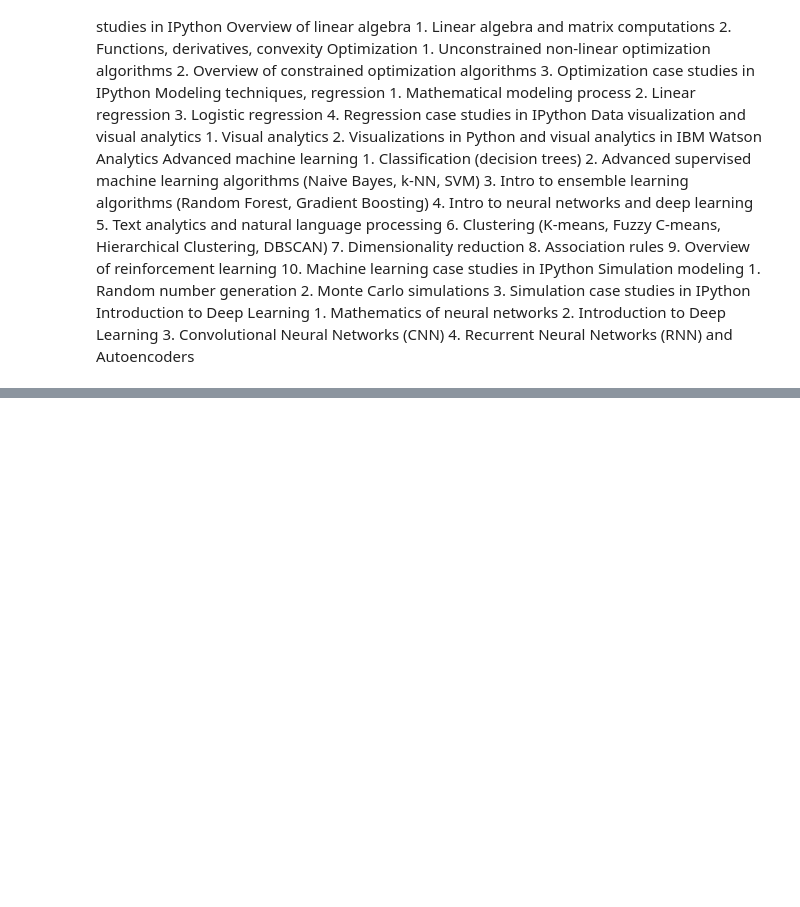
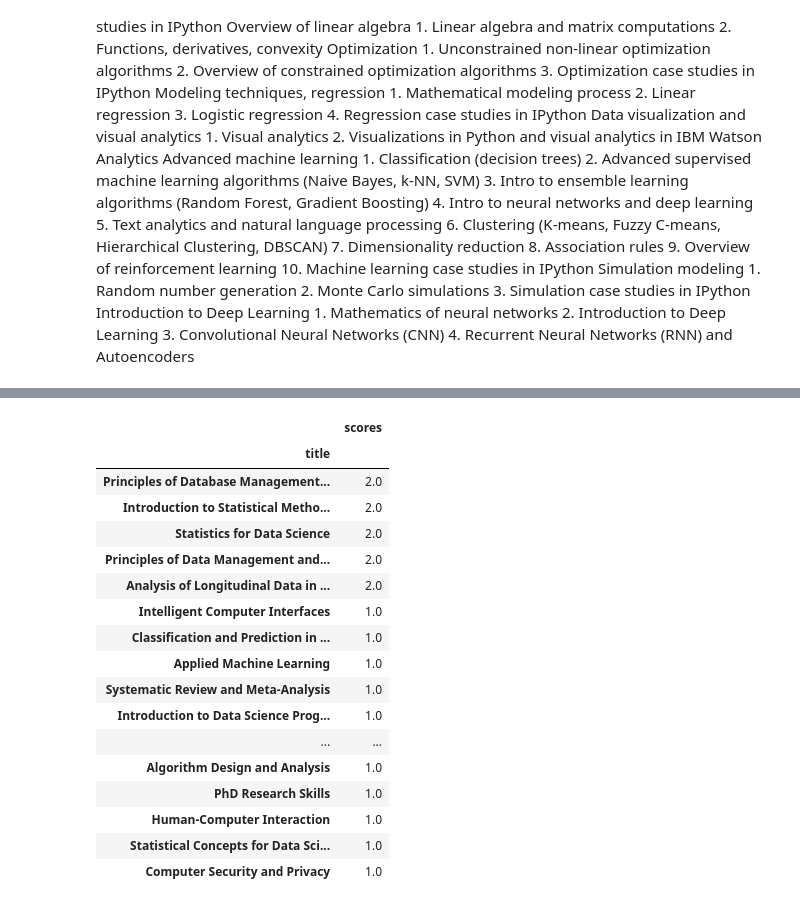
Before and after one commit to ruiqi777/Curriculum-Design, a Jupyter notebook: job_skills.ipynb, the cells around one changed output, grey strips where cells are left out. Saved outputs shown, nothing was run; the diff lists cells and outputs as text; code cells hidden in the pictures; blank space fills up the shorter version.

```diff
--- a/job_skills.ipynb
+++ b/job_skills.ipynb
@@ -696,0 +719,22 @@ Introduction to Deep Learning
+# %%
+voc =['data mining', 'data analysis', 'statistics', 'insights', 'research']
+score_course(voc, university_df)
+# %% [output]
+|  | scores |
+| title |  |
+| Principles of Database Management... | 2.0 |
+| Introduction to Statistical Metho... | 2.0 |
+| Statistics for Data Science | 2.0 |
+| Principles of Data Management and... | 2.0 |
+| Analysis of Longitudinal Data in ... | 2.0 |
+| Intelligent Computer Interfaces | 1.0 |
+| Classification and Prediction in ... | 1.0 |
+| Applied Machine Learning | 1.0 |
+| Systematic Review and Meta-Analysis | 1.0 |
+| Introduction to Data Science Prog... | 1.0 |
+| ... | ... |
+| Algorithm Design and Analysis | 1.0 |
+| PhD Research Skills | 1.0 |
+| Human-Computer Interaction | 1.0 |
+| Statistical Concepts for Data Sci... | 1.0 |
+| Computer Security and Privacy | 1.0 |
```
Also changed, not shown: parts of 2 cells of this notebook.
